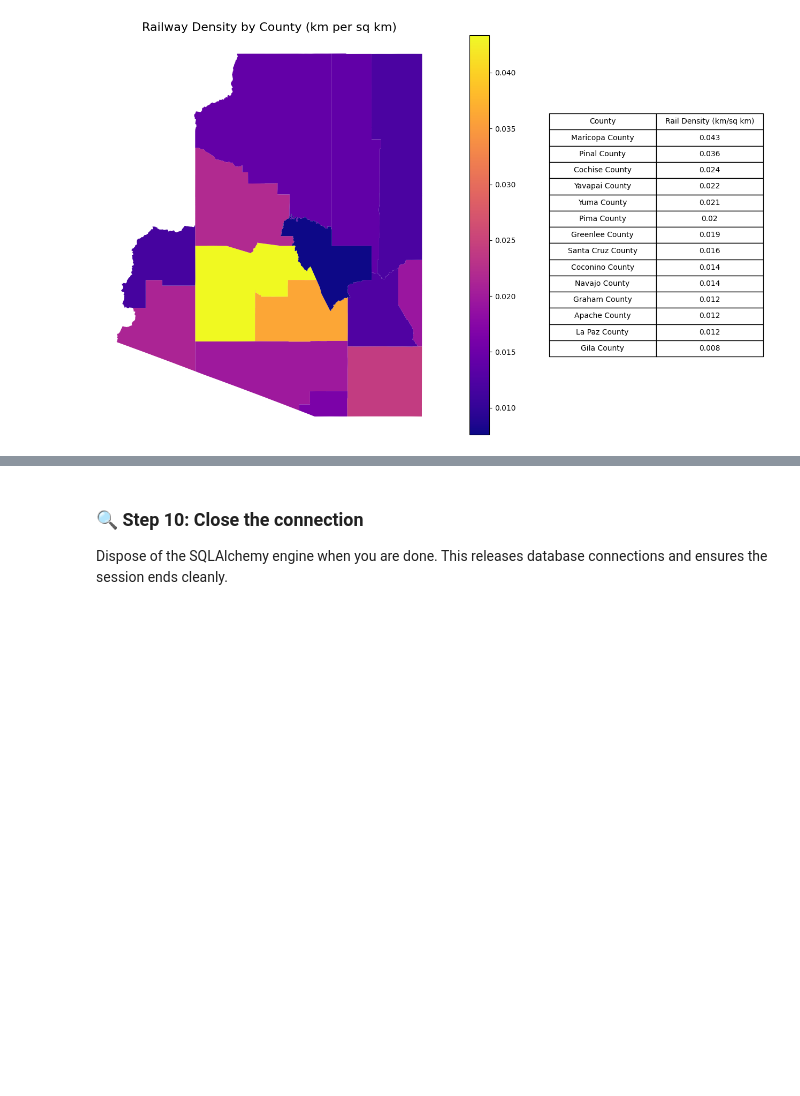
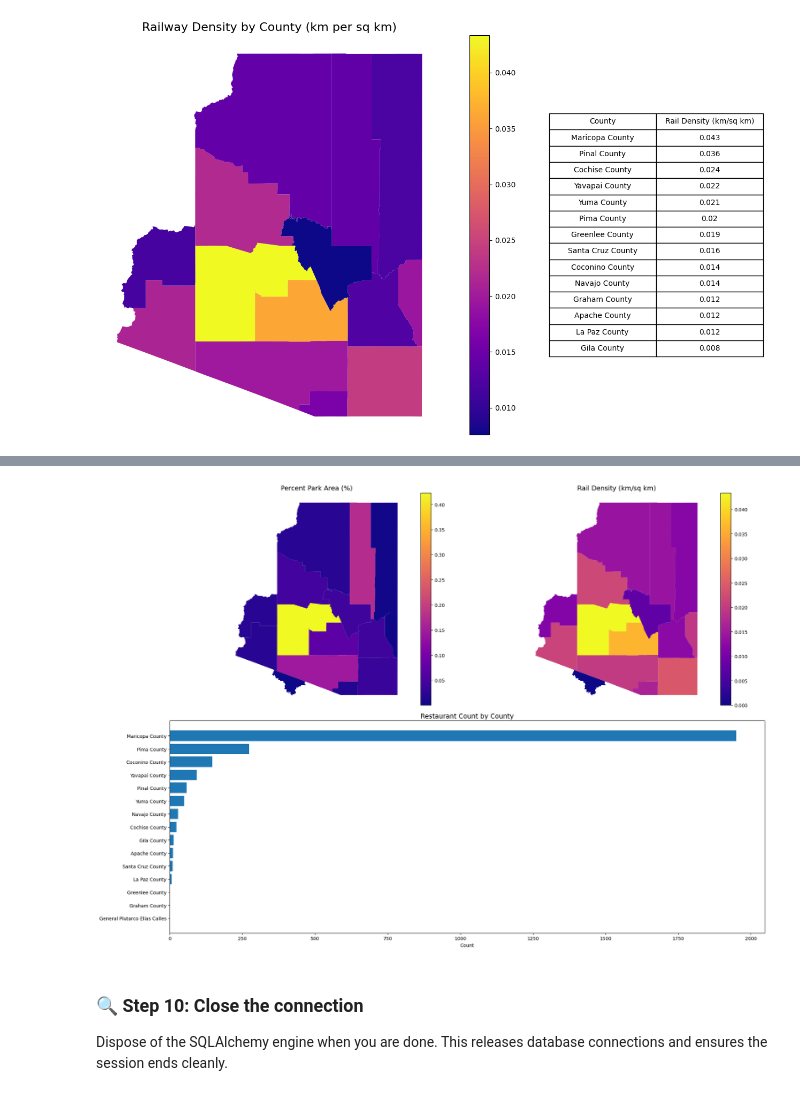
Before and after one commit to uagist/gist604B-osm-postgis, a Jupyter notebook: notebooks/osm_postgis_queries.ipynb, the cells around one changed output, grey strips where cells are left out. Cells and saved outputs as stored; diff of their text form; code cells hidden in the pictures; blank space fills up the shorter version.

```diff
--- a/notebooks/osm_postgis_queries.ipynb
+++ b/notebooks/osm_postgis_queries.ipynb
@@ -454,5 +426,5 @@ This query combines multiple datasets to create an island-level infrastructure s
 # %%
-query_5_file = Path("../sql/hawaii/05_osm_multi_table_analysis.sql")
+query_5_file = Path("../sql/arizona/05_osm_county_amenity_synthesis.sql")
 
 # Read SQL query from file
 query_5_sql = query_5_file.read_text(encoding="utf-8")
@@ -517,3 +463,51 @@ plt.show()
+# %%
+import matplotlib.pyplot as plt
+
+fig = plt.figure(figsize=(20, 14))
+gs = fig.add_gridspec(2, 2)
+
+# --- Top row maps ---
+ax1 = fig.add_subplot(gs[0, 0])
+ax2 = fig.add_subplot(gs[0, 1])
+
+# --- Bottom row (span both columns) ---
+ax3 = fig.add_subplot(gs[1, :])
+
+# Map 1: Percent Park Area
+query_5_results.plot(
+    column="percent_park_area",
+    legend=True,
+    ax=ax1,
+    cmap="plasma"
+)
+ax1.set_title("Percent Park Area (%)", fontsize=14)
+ax1.set_axis_off()
+
+# Map 2: Rail Density
+query_5_results.plot(
+    column="rail_density_km_per_sq_km",
+    legend=True,
+    ax=ax2,
+    cmap="plasma"
+)
+ax2.set_title("Rail Density (km/sq km)", fontsize=14)
+ax2.set_axis_off()
+
+# Bar chart (full width)
+df = (
+    query_5_results[["county_name", "restaurant_count"]]
+    .sort_values("restaurant_count", ascending=False)
+)
+
+ax3.barh(df["county_name"], df["restaurant_count"])
+ax3.invert_yaxis()
+ax3.set_title("Restaurant Count by County", fontsize=14)
+ax3.set_xlabel("Count")
+
+plt.tight_layout()
+plt.show()
+# %% [output]
+[figure, added]
 # %% [markdown]
 ### 🔍 Step 10: Close the connection
 
```
Also changed, not shown: parts of 19 cells of this notebook, 3 other files.
